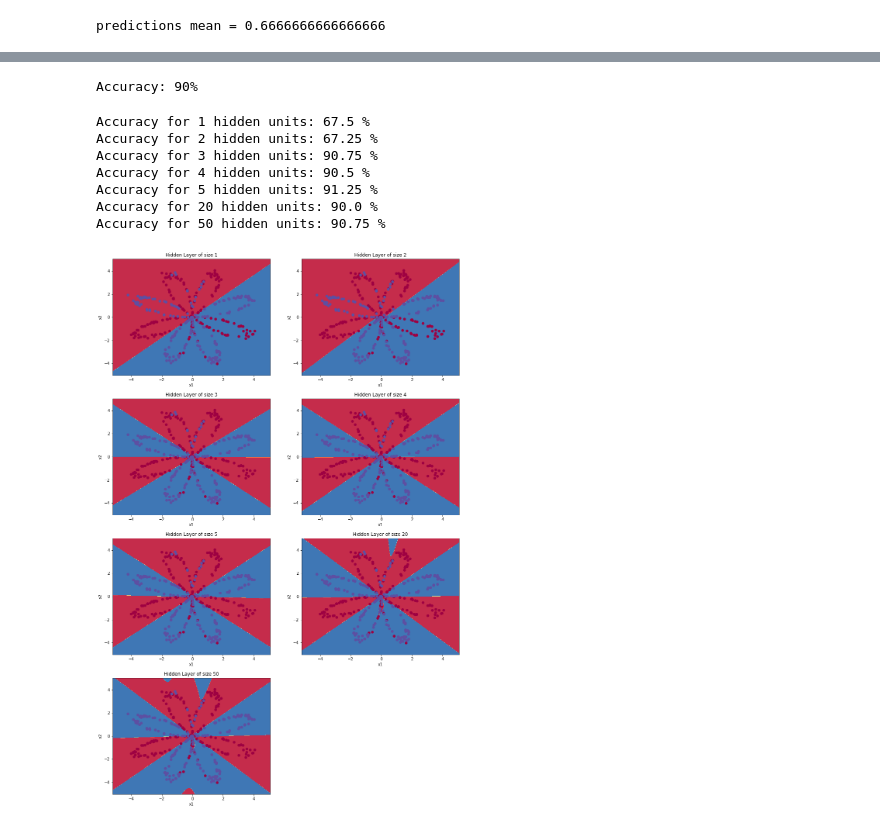
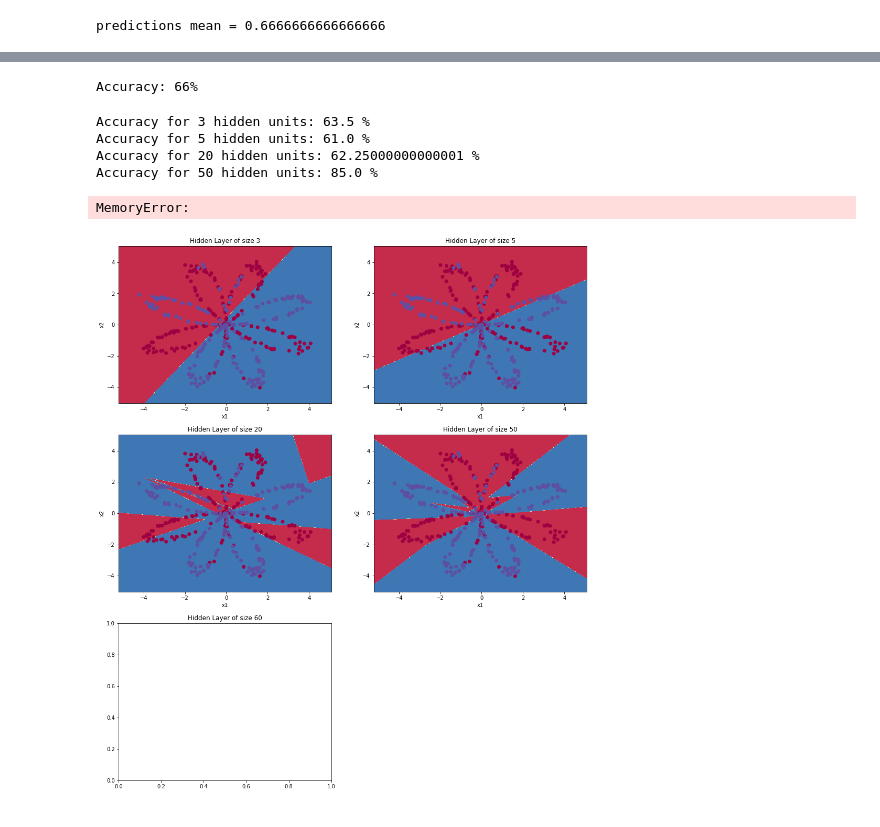
Before and after one commit to alexchambi/hiddenlayer, a Jupyter notebook: Hidden Layer.ipynb, the cells around one changed output, grey strips where cells are left out. Drawn from its saved outputs; the diff is of its cells as text; code cells hidden in the pictures.

```diff
--- a/Hidden Layer.ipynb
+++ b/Hidden Layer.ipynb
@@ -96,6 +96,12 @@ b1 = [[0.]
  [0.]]
 W2 = [[-0.01057952 -0.00909008  0.00551454  0.02292208]]
 b2 = [[0.]]
+# %%
+def function_relu(x):
+    x[x<=0] = 0
+    x[x>0] = 1
+
+    return x
 # %%
 #Actividad 4
 
@@ -108,7 +114,8 @@ def forward_propagation(X, parameters):
 
     # Implementa Forward Propagation para calcular A2
     Z1 = np.dot(W1, X) + b1
-    A1 = np.tanh(Z1)
+    #A1 = np.tanh(Z1)
+    A1 = function_relu(Z1)
     Z2 = np.dot(W2, A1) + b2
 
     A2 = sigmoid(Z2)
@@ -190,7 +197,7 @@ dW2 = [[ 0.00078841  0.01765429 -0.00084166 -0.01022527]]
 db2 = [[-0.16655712]]
 # %%
 #Actividad 7
-def update_parameters(parameters, grads, learning_rate = 1.2):
+def update_parameters(parameters, grads, learning_rate = 0.8):
 
     # Retrieve each parameter from the dictionary "parameters"
     W1 = parameters['W1']
@@ -215,7 +222,7 @@ def update_parameters(parameters, grads, learning_rate = 1.2):
 
 #Probando la función
 parameters, grads = update_parameters_test_case()
-parameters = update_parameters(parameters, grads)
+parameters = update_parameters(parameters, grads, learning_rate=0.8)
 print("W1 = " + str(parameters["W1"]))
 print("b1 = " + str(parameters["b1"]))
 print("W2 = " + str(parameters["W2"]))
@@ -317,24 +324,22 @@ predictions = predict(parameters, X)
 print ('Accuracy: %d' % float((np.dot(Y,predictions.T) + np.dot(1-Y,1-
 predictions.T))/float(Y.size)*100) + '%')
 # %% [output]
-Accuracy: 90%
+Accuracy: 66%
 # %%
 plt.figure(figsize=(16, 32))
-hidden_layer_sizes = [1, 2, 3, 4, 5, 20, 50]
+hidden_layer_sizes = [ 3, 5, 20, 50, 60, 70, 71,75 ]
 for i, n_h in enumerate(hidden_layer_sizes):
     plt.subplot(5, 2, i+1)
     plt.title('Hidden Layer of size %d' % n_h)
     parameters = nn_model(X, Y, n_h, num_iterations = 5000)
     plot_decision_boundary(lambda x: predict(parameters, x.T), X, Y[0])
     predictions = predict(parameters, X)
     accuracy = float((np.dot(Y,predictions.T) + np.dot(1-Y,1-predictions.T))/float(Y.size)*100)
     print ("Accuracy for {} hidden units: {} %".format(n_h, accuracy))
 # %% [output]
-Accuracy for 1 hidden units: 67.5 %
-Accuracy for 2 hidden units: 67.25 %
-Accuracy for 3 hidden units: 90.75 %
-Accuracy for 4 hidden units: 90.5 %
-Accuracy for 5 hidden units: 91.25 %
-Accuracy for 20 hidden units: 90.0 %
-Accuracy for 50 hidden units: 90.75 %
+Accuracy for 3 hidden units: 63.5 %
+Accuracy for 5 hidden units: 61.0 %
+Accuracy for 20 hidden units: 62.25000000000001 %
+Accuracy for 50 hidden units: 85.0 %
+MemoryError:
-[figure, old version]
+[figure, new version]
```
Also changed, not shown: parts of 7 cells of this notebook, 3 other files.
